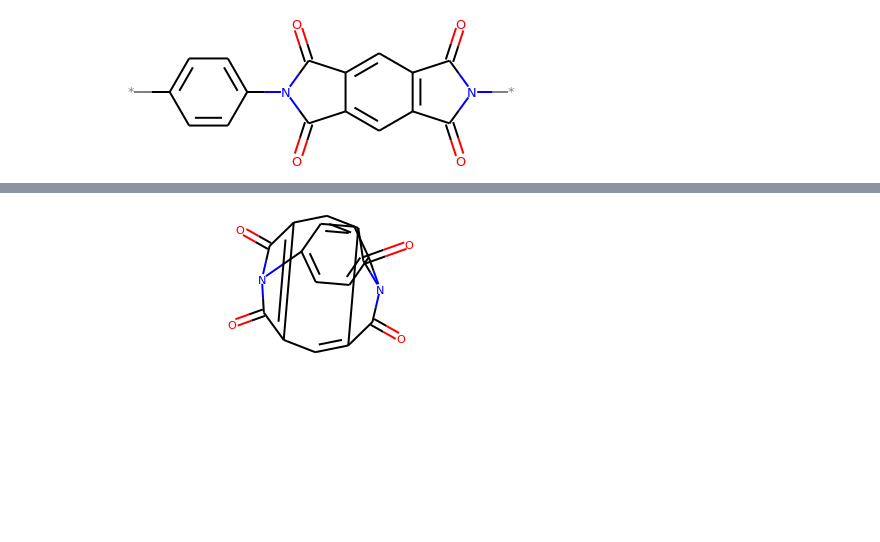
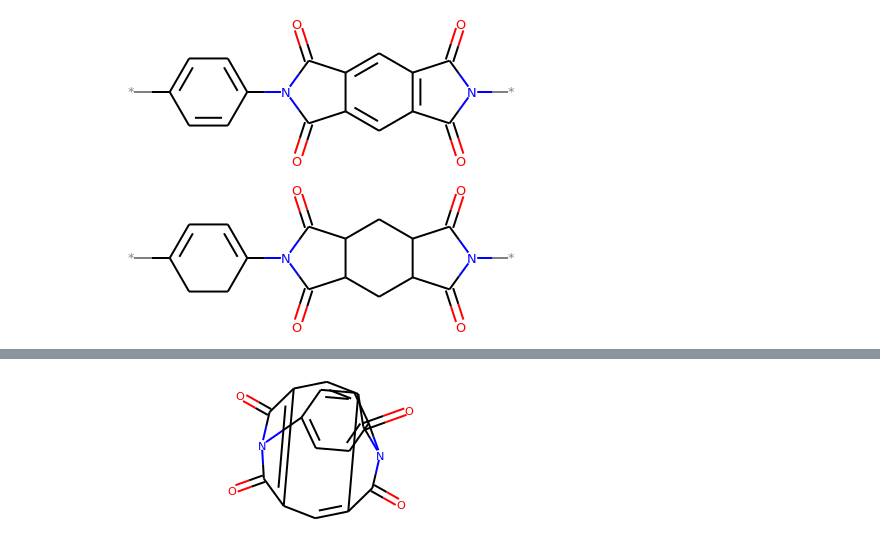
Before and after one commit to rishigurnani/hMOFs-Snurr, a Jupyter notebook: fall20_mse_8803_3.ipynb, the cells around one changed output, grey strips where cells are left out. Drawn from its saved outputs; the diff is of its cells as text; code cells hidden in the pictures; blank space fills up the shorter version.

```diff
--- a/fall20_mse_8803_3.ipynb
+++ b/fall20_mse_8803_3.ipynb
@@ -21,3 +25,8 @@ mol = Chem.MolFromSmiles('*c4ccc(n3c(=O)c2cc1c(=O)n(*)c(=O)c1cc2c3=O)cc4')
 mol
 # %% [output]
 [figure]
+# %%
+mol2 = Chem.MolFromSmiles('*c4ccc(N3C(=O)C2CC1C(=O)N(*)C(=O)C1CC2C3=O)CC4')
+mol2
+# %% [output]
+[figure, added]
```
Also changed, not shown: parts of 36 cells of this notebook, 2 other files.
